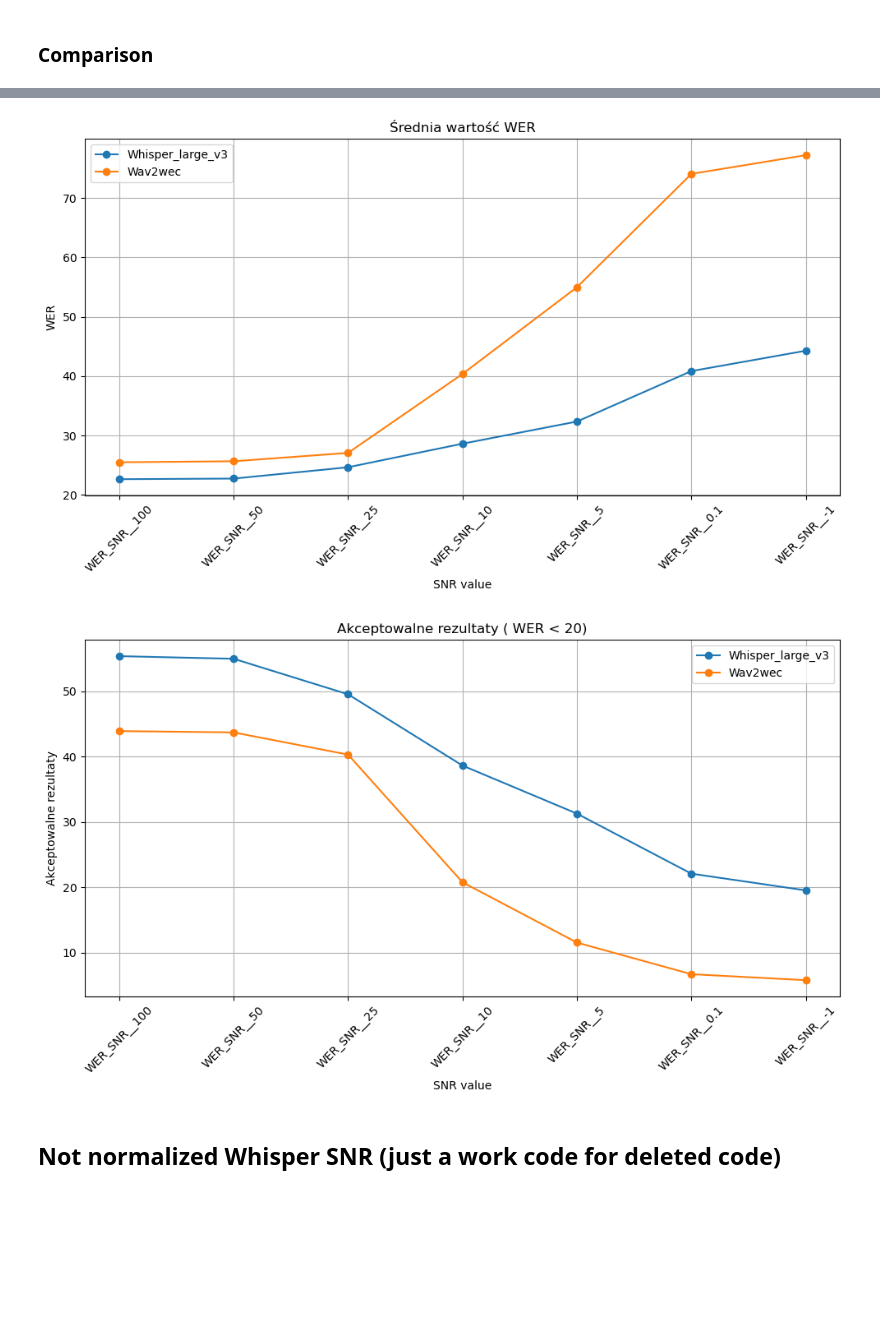
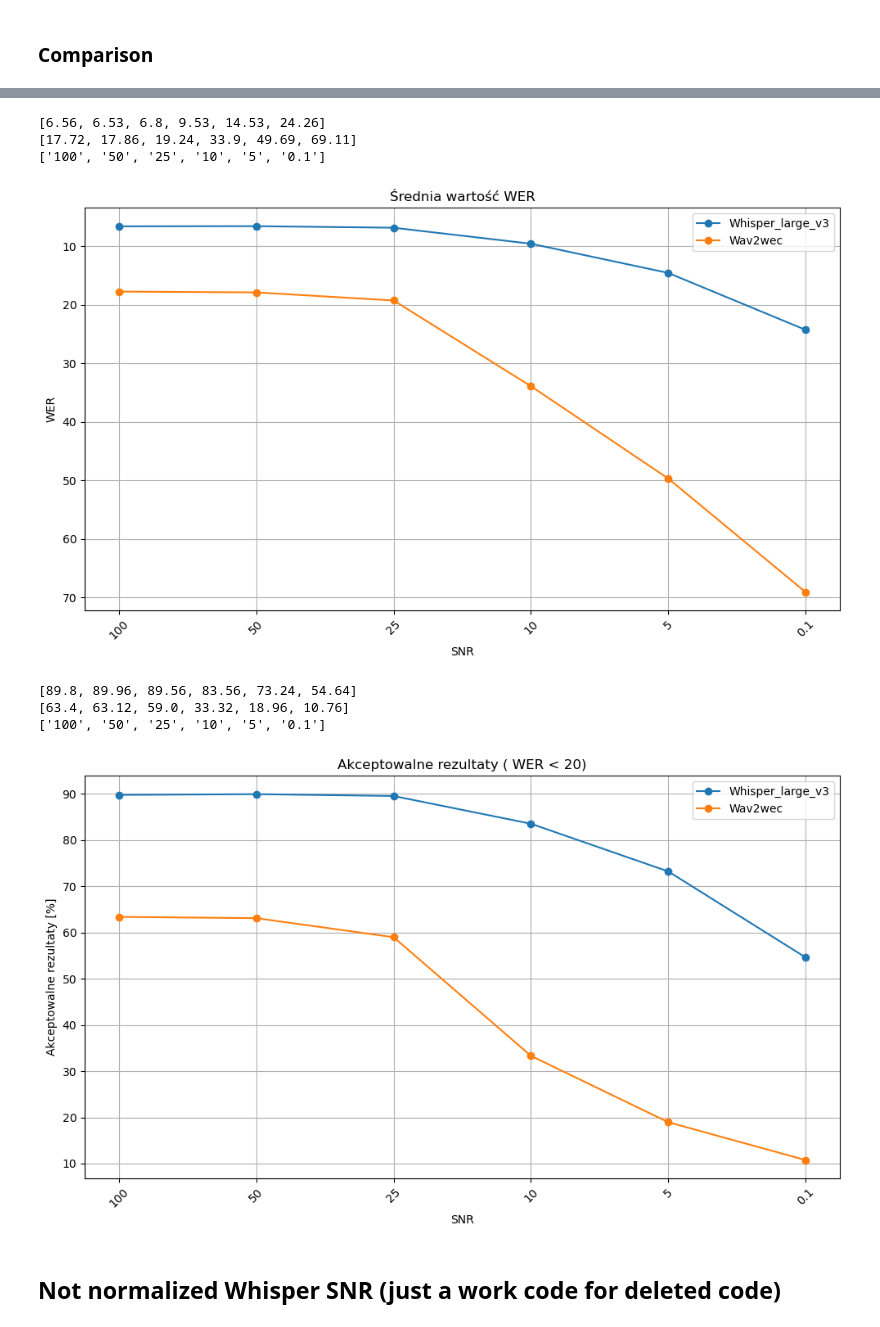
Before and after one commit to eryk0wski/ASR-SNR-Research, a Jupyter notebook: testing_evaluation.ipynb, the cells around one changed output, grey strips where cells are left out. Cells and saved outputs as stored; diff of their text form; code cells hidden in the pictures; blank space fills up the shorter version.

```diff
--- a/testing_evaluation.ipynb
+++ b/testing_evaluation.ipynb
@@ -43,7 +45,7 @@ wav2wec_stats
 # %% [markdown]
 #### Whisper large v3
 # %%
-whisper_stats = advanced_statistics(df_whisper_large, 'WER_audio_SNR_','ref_orig',2)
+whisper_stats = advanced_statistics(df_whisper_large, 'WER_audio_SNR','ref_orig',2)
 # %%
 whisper_stats
 # %% [output]
@@ -70,8 +72,11 @@ for col in whisper_stats.columns:
         # Removing the '_path' suffix
         new_name = col[:-5]
         whisper_stats.rename(columns={col: new_name}, inplace=True)
-
-# Deleting low SNR columns
-whisper_stats = whisper_stats.drop(columns=['WER_SNR_-3','WER_SNR_-10'])
 # %% [markdown]
 ### Comparison
+# %%
+
+# Deleting low SNR columns
+whisper_stats = whisper_stats.drop(columns=['Model_SNR_-1', 'Model_SNR_-3','Model_SNR_-10'])
+# %%
+wav2wec_stats = wav2wec_stats.drop(columns = ['Model_SNR_-1'])
@@ -78,9 +100,17 @@ whisper_stats = whisper_stats.drop(columns=['WER_SNR_-3','WER_SNR_-10'])
+# %%
+plot_model_comparison(whisper_stats,wav2wec_stats,'mean without 2%','Whisper_large_v3', 'Wav2wec', 'WER', 'Średnia wartość WER', inverted = True)
+# %% [output]
+[6.56, 6.53, 6.8, 9.53, 14.53, 24.26]
+[17.72, 17.86, 19.24, 33.9, 49.69, 69.11]
+['100', '50', '25', '10', '5', '0.1']
+[figure, added]
 # %%
-plot_model_comparison(whisper_stats,wav2wec_stats,'mean without 2%','Whisper_large_v3', 'Wav2wec', 'WER', 'Średnia wartość WER')
-plot_model_comparison(whisper_stats,wav2wec_stats,'Acceptable percentage','Whisper_large_v3', 'Wav2wec', 'Akceptowalne rezultaty', 'Akceptowalne rezultaty ( WER < 20)')
+plot_model_comparison(whisper_stats,wav2wec_stats,'Acceptable percentage','Whisper_large_v3', 'Wav2wec', 'Akceptowalne rezultaty [%]', 'Akceptowalne rezultaty ( WER < 20)', inverted = False)
 # %% [output]
+[89.8, 89.96, 89.56, 83.56, 73.24, 54.64]
+[63.4, 63.12, 59.0, 33.32, 18.96, 10.76]
+['100', '50', '25', '10', '5', '0.1']
-[figure, old version]
+[figure, new version]
-[figure, removed]
 # %% [markdown]
 ## Not normalized Whisper SNR (just a work code for deleted code)
 # %%
```
Also changed, not shown: parts of 16 cells of this notebook, 15 other files.
